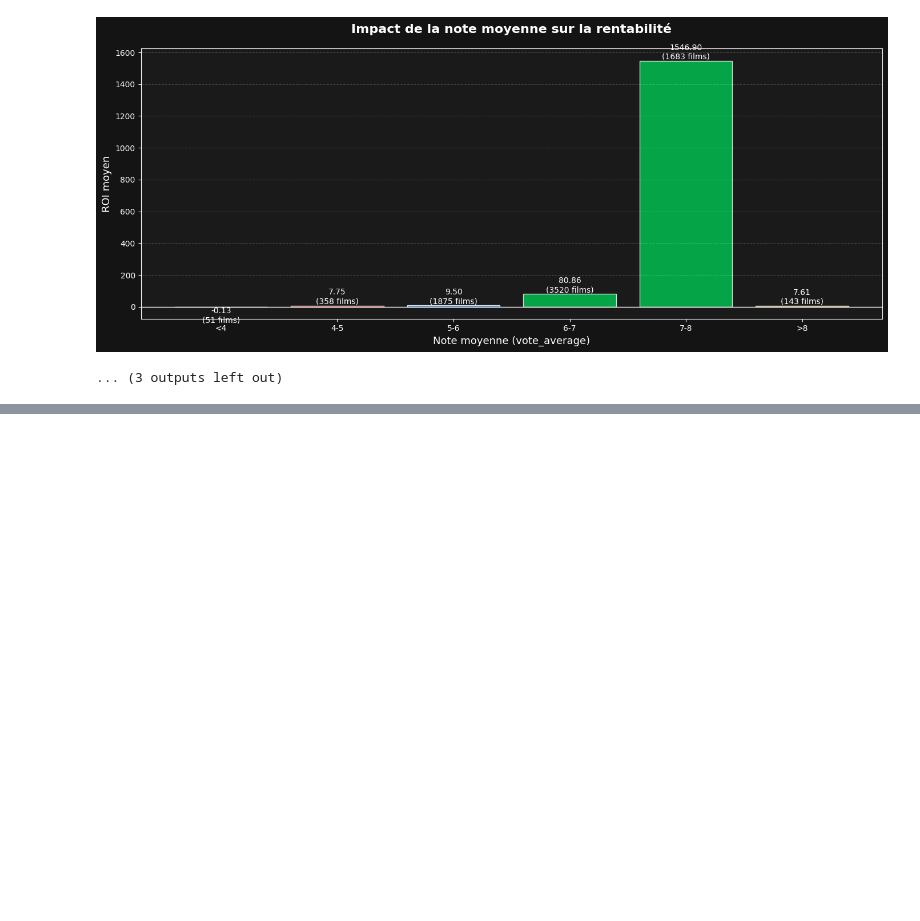
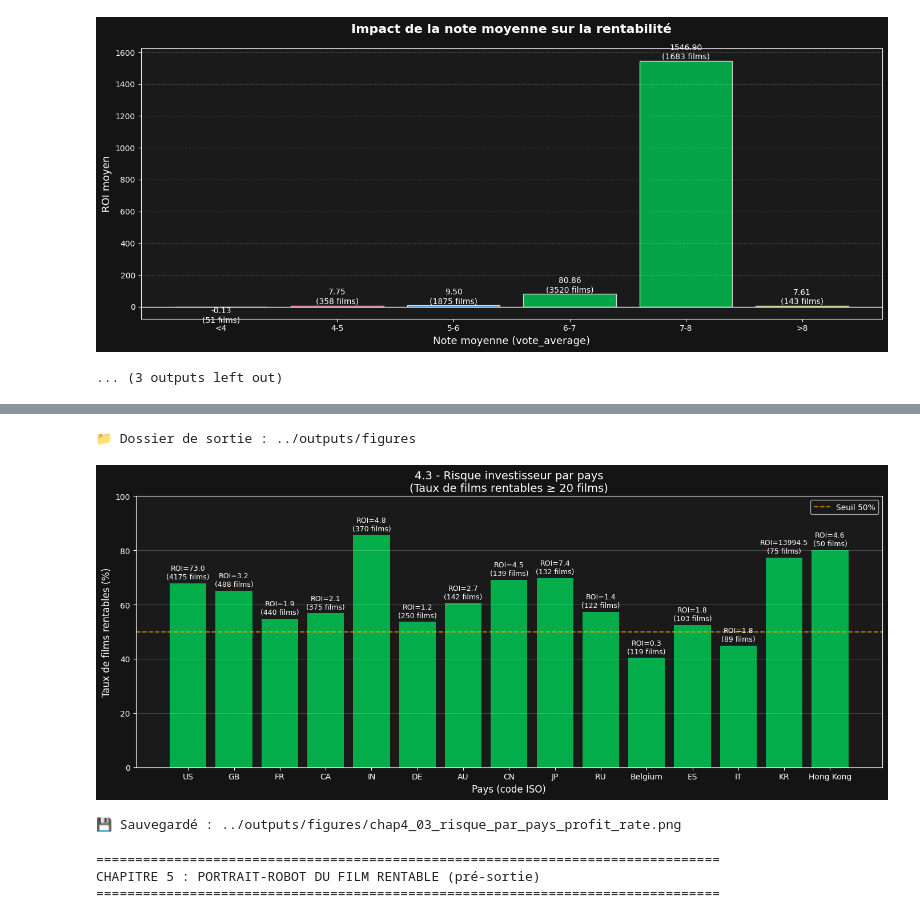
Before and after one commit to Nabintou-FOFANA/movie-profitability-predictor, a Jupyter notebook: notebooks/02_visualizations_static.ipynb, the cells around one changed output, grey strips where cells are left out. Cells and saved outputs as stored; diff of their text form; code cells hidden in the pictures; blank space fills up the shorter version.

```diff
--- a/notebooks/02_visualizations_static.ipynb
+++ b/notebooks/02_visualizations_static.ipynb
@@ -849,0 +981,69 @@ CHAPITRE 3 : FACTEURS DE SUCCÈS
+# %%
+import os
+
+OUT_DIR = "../outputs/figures"
+os.makedirs(OUT_DIR, exist_ok=True)
+
+print("📁 Dossier de sortie :", OUT_DIR)
+
+plt.figure(figsize=(14,6))
+
+bars = plt.bar(
+    country_risk["main_country"],
+    country_risk["profit_rate"],
+    color=COLORS["success"],
+    alpha=0.85
+)
+
+plt.axhline(50, color="orange", linestyle="--", alpha=0.7, label="Seuil 50%")
+
+plt.title(
+    "4.3 - Risque investisseur par pays\n(Taux de films rentables ≥ 20 films)",
+    fontsize=14
+)
+plt.xlabel("Pays (code ISO)")
+plt.ylabel("Taux de films rentables (%)")
+
+# Annotations : ROI moyen + nb films
+for bar, _, row in zip(bars, range(len(country_risk)), country_risk.itertuples()):
+    plt.text(
+        bar.get_x() + bar.get_width() / 2,
+        bar.get_height() + 1,
+        f"ROI={row.roi_mean:.1f}\n({row.nb_films} films)",
+        ha="center",
+        va="bottom",
+        fontsize=9
+    )
+
+plt.ylim(0, 100)
+plt.grid(axis="y", alpha=0.2)
+plt.legend()
+plt.tight_layout()
+
+out_43 = f"{OUT_DIR}/chap4_03_risque_par_pays_profit_rate.png"
+plt.savefig(out_43, dpi=300)
+plt.show()
+
+print("💾 Sauvegardé :", out_43)
+# %% [output]
+📁 Dossier de sortie : ../outputs/figures
+[figure, added]
+💾 Sauvegardé : ../outputs/figures/chap4_03_risque_par_pays_profit_rate.png
+# %%
+
+# sécuriser les types
+df["is_profitable"] = pd.to_numeric(df["is_profitable"], errors="coerce")
+df["budget_million"] = pd.to_numeric(df["budget_million"], errors="coerce")
+df["runtime"] = pd.to_numeric(df["runtime"], errors="coerce")
+
+# filtrage léger (évite valeurs manquantes sur les features du chap 5)
+df5 = df.dropna(subset=["is_profitable", "budget_million", "runtime", "season", "budget_category", "main_genre"]).copy()
+df5["is_profitable"] = df5["is_profitable"].astype(int)
+
+print("\n" + "="*80)
+print("CHAPITRE 5 : PORTRAIT-ROBOT DU FILM RENTABLE (pré-sortie)")
+print("="*80)
+# %% [output]
+================================================================================
+CHAPITRE 5 : PORTRAIT-ROBOT DU FILM RENTABLE (pré-sortie)
+================================================================================
```
Also changed, not shown: parts of 6 cells of this notebook, 1 other file.
